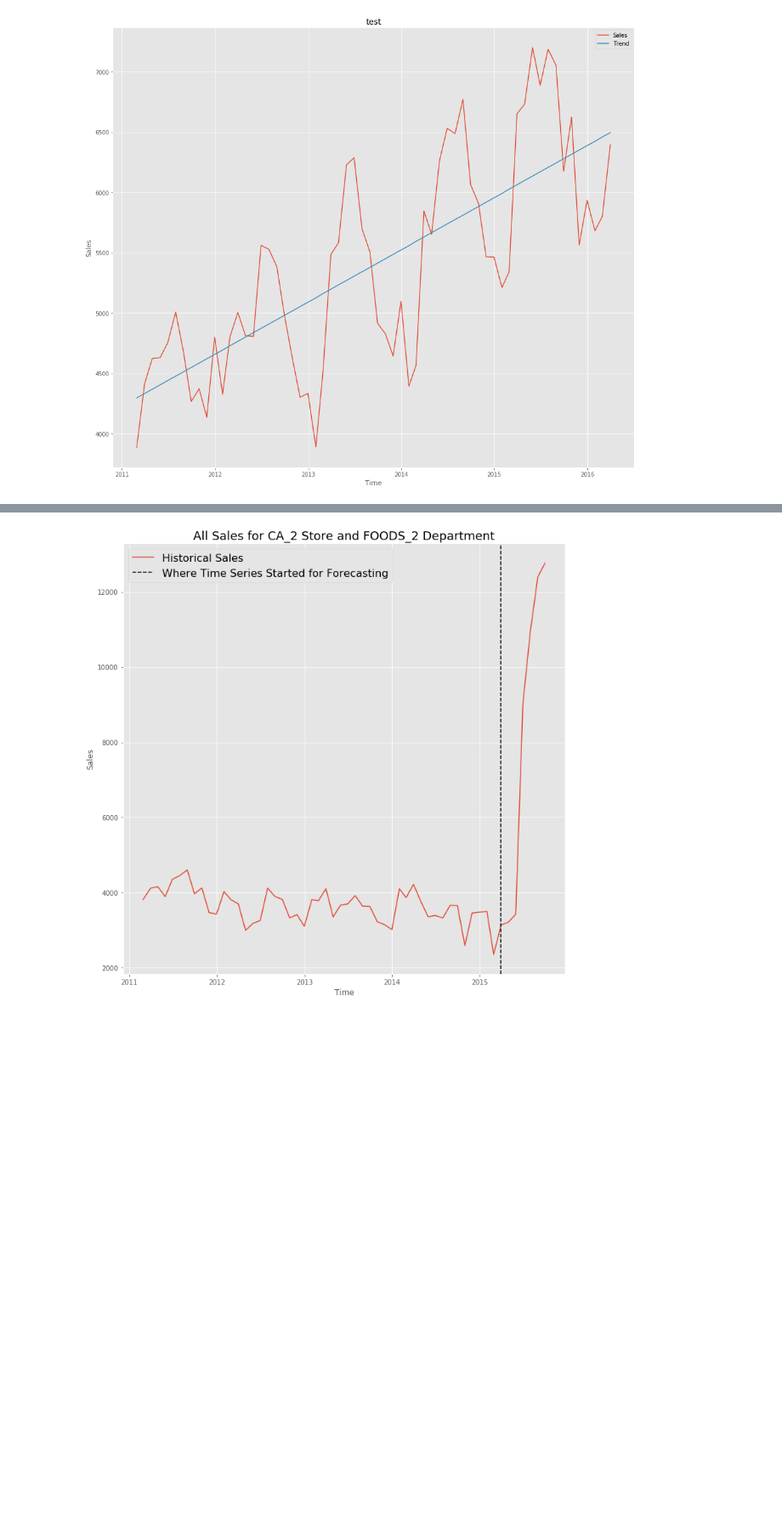
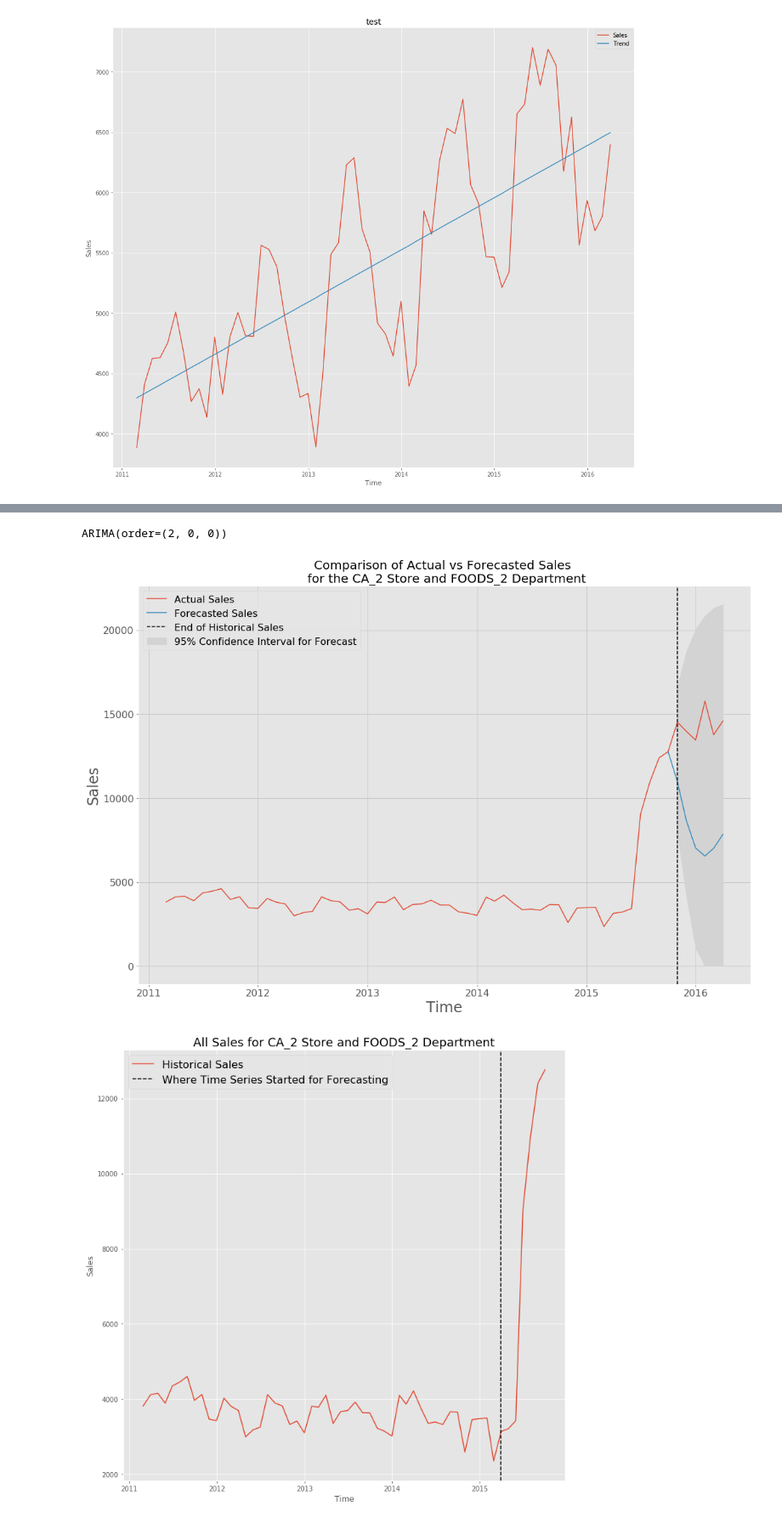
Before and after one commit to alecjonas/Forecasting_Walmart_Sales, a Jupyter notebook: notebooks/ARIMA2.ipynb, the cells around one changed output, grey strips where cells are left out. Shown at 85% size. Saved outputs shown, nothing was run; the diff lists cells and outputs as text; code cells hidden in the pictures; blank space fills up the shorter version.

```diff
--- a/notebooks/ARIMA2.ipynb
+++ b/notebooks/ARIMA2.ipynb
@@ -418,3 +441,6 @@ a = Graphs(make_series('CA_1', 'HOUSEHOLD_2'), 'M', 'test')
 a.linear_trend()
 # %% [output]
 [figure]
+# %%
+y = resample_series(make_series('CA_2', 'FOODS_2'), 'M')
+y
@@ -421,3 +462,39 @@ a.linear_trend()
+# %%
+lst_of_stores = series_setup(store_id, dept_id)
+
+def make_ugly(idx):
+    'meant for idx = 12'
+    series = series_lst6[idx]
+    y = resample_series(make_series('CA_2', 'FOODS_2'), 'M')
+
+    train, test = train_test_split(series, train_size=len(series)-6)
+    model = pm.auto_arima(train, seasonal=True)
+    forecasts = model.predict(test.shape[0]).tolist()
+
+    forecasts = np.insert(np.array(forecasts), 0 , train.iloc[-1][0]).tolist()
+    params = model.get_params()
+    SARIMAmodel = SARIMAX(train, order=params['order'], seasonal_order=params['seasonal_order']).fit()
+    fcast = SARIMAmodel.get_forecast(6)
+    conf_inf = fcast.conf_int()
+    print(model)
+    fig, ax = plt.subplots(figsize = (18, 12))
+    ax.plot(y.index, y, label = 'Actual Sales')
+    ax.plot(series[-7:].index, forecasts, label = 'Forecasted Sales')
+    ax.fill_between(conf_inf.index, conf_inf['lower TOTAL'].clip_lower(0), conf_inf['upper TOTAL'], color = 'lightgrey', label = '95% Confidence Interval for Forecast')
+    ax.axvline(x = series[-6:].index[0], color='k', linestyle='--', label = 'End of Historical Sales')
+    ax.set_title(f'Comparison of Actual vs Forecasted Sales \n for the {lst_of_stores[idx][0]} Store and {lst_of_stores[idx][1]} Department', fontsize = 20)
+    ax.set_xlabel('Time', fontsize = 24)
+    ax.set_ylabel('Sales', fontsize = 24)
+    ax.tick_params(axis='both', which='major', labelsize=16)
+    ax.legend(fontsize = 16)
+    plt.grid(c='silver')
+    plt.savefig('../images/the_ugly2')
+    plt.show()
+# %%
+make_ugly(12)
+# %% [output]
+ARIMA(order=(2, 0, 0))
+[figure, added]
 # %%
 x = resample_series(make_series('CA_2', 'FOODS_2'), 'M')
 fig, ax = plt.subplots(figsize = (12,12))
```
Also changed, not shown: parts of 8 cells of this notebook, 5 other files.
